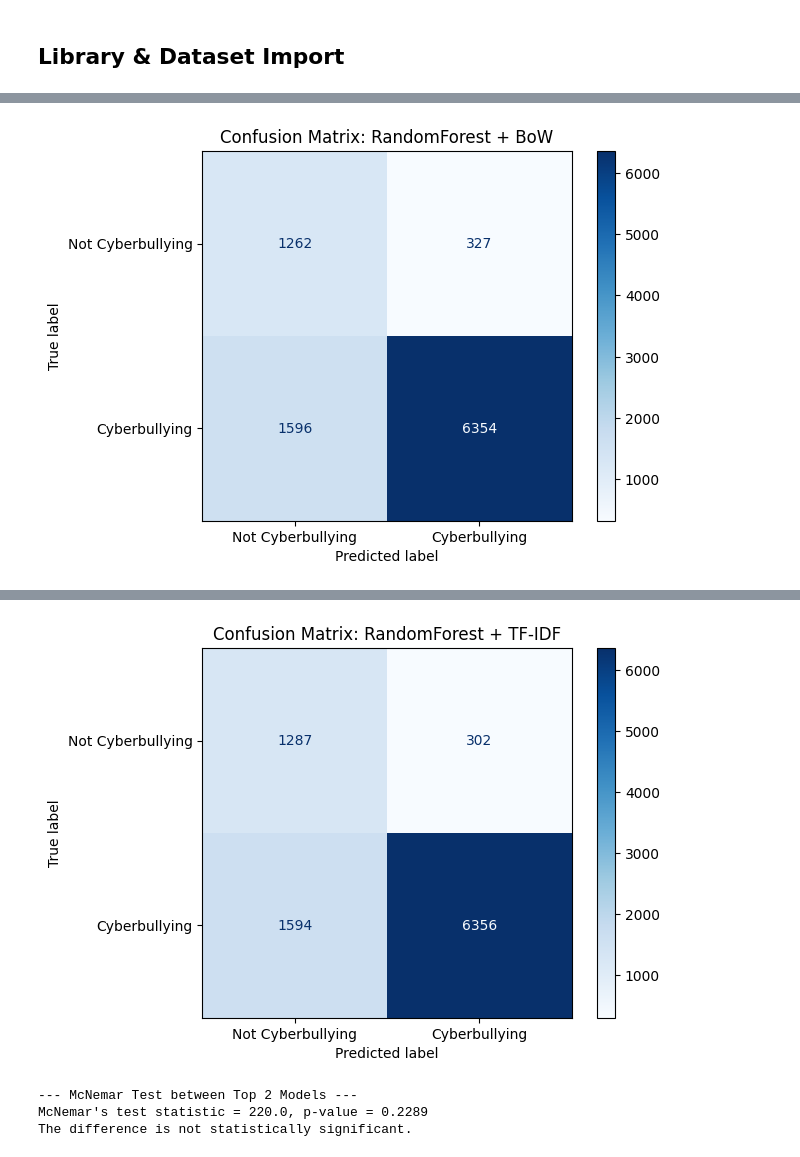
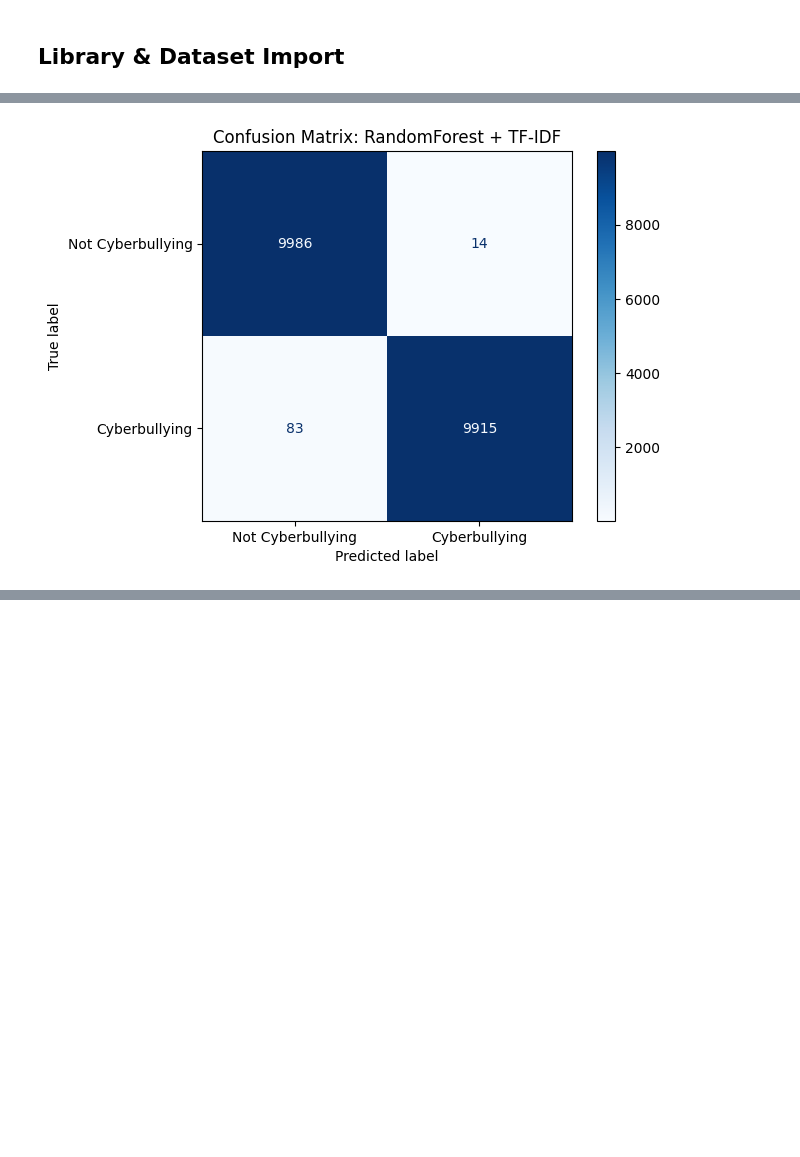
Before and after one commit to msegreto/CyberbullismDetection, a Jupyter notebook: notebook/3_BinaryClassification.ipynb, the cells around one changed output, grey strips where cells are left out. Drawn from its saved outputs; the diff is of its cells as text; code cells hidden in the pictures; blank space fills up the shorter version.

```diff
--- a/notebook/3_BinaryClassification.ipynb
+++ b/notebook/3_BinaryClassification.ipynb
@@ -10,6 +10,7 @@ import numpy as np
 import os
 import json
 import joblib
+from collections import Counter
 from sklearn.metrics import make_scorer, precision_score, recall_score, f1_score
 from sklearn.model_selection import GridSearchCV, StratifiedKFold
 from sklearn.model_selection import cross_validate
@@ -29,9 +30,26 @@ from sklearn.metrics import (
 )
 from statsmodels.stats.contingency_tables import mcnemar
 from sklearn.base import BaseEstimator, TransformerMixin
-
+from sklearn.model_selection import RepeatedStratifiedKFold, cross_val_score
+from sklearn.pipeline import Pipeline
+from sklearn.metrics import f1_score, make_scorer
+from scipy.stats import wilcoxon, shapiro, ttest_rel
+import warnings
 import sys
 import os
 sys.path.append(os.path.abspath(os.path.join(os.getcwd(), '..')))
 from utils.w2v_feature_extraction import W2VTransformer
 from utils.text_preprocessing import preprocess_text, TextPreprocessor
+
+df_train = pd.read_csv("../dataset/training_set.csv")
+df_train = df_train[['text', 'binary_label']]
+df_train = df_train[
+    df_train['text'].notna() & df_train['text'].str.strip().astype(bool)
+]
+model1 = Word2Vec.load("../model/word2vec_model1.model")
+
+X_text = df_train["text"].fillna("").astype(str)
+y_binary = df_train["binary_label"].map({
+    "cyberbullying": 1,
+    "not_cyberbullying": 0
+})
@@ -346,11 +334,9 @@ Validating W2V-1 + LinearSVM ...
 # %%
 # test set loading
-df_eval_sorted = pd.read_csv('../model/grid_search_binary_f1/binary_result_from_csv_params.csv')
+df_eval_sorted = pd.read_csv("../model/binary/nested_cv_results.csv")
 df_test = pd.read_csv("../dataset/test_set.csv")
 X_test_text = df_test["text"]
 y_test = df_test["binary_label"].map({"cyberbullying": 1, "not_cyberbullying": 0}).values
-
-top_models = df_eval_sorted.head(2)
 
 # Evaluation Metrics
 def print_metrics_and_confmat(y_true, y_pred, y_proba, title):
@@ -382,47 +368,26 @@ def print_metrics_and_confmat(y_true, y_pred, y_proba, title):
     plt.title(f"Confusion Matrix: {title}")
     plt.show()
 
+
+top_model = df_eval_sorted.head(1)
 predictions = []
 
-predictions = []
 
-for _, row in top_models.iterrows():
-    model_name = row["model"]
-    vectorizer_name = row["vectorizer"]
+model_name = top_model["Classifier"].iloc[0]
+vectorizer_name = top_model["Vectorizer"].iloc[0]
 
-    file_name = f"../model/grid_search_binary_f1/{model_name}_{vectorizer_name}.pkl"
-    clf = joblib.load(file_name)
-
-    full_pipeline = Pipeline([
-        ("preprocessing", TextPreprocessor()),
-        *clf.steps
-    ])
-
-    y_pred = full_pipeline.predict(X_test_text)
-    y_proba = (
-        full_pipeline.predict_proba(X_test_text)[:, 1]
-        if hasattr(full_pipeline.named_steps["model"], "predict_proba")
-        else y_pred
-    )
-
-    predictions.append(y_pred)
-
-    print_metrics_and_confmat(y_test, y_pred, y_proba, f"{model_name} + {vectorizer_name}")
+file_name = f"../model/binary/{model_name}_{vectorizer_name}.pkl"
+clf = joblib.load(file_name)
 
 
-print("\n--- McNemar Test between Top 2 Models ---")
-y_pred_1 = predictions[0]
-y_pred_2 = predictions[1]
+y_pred = clf.predict(X_test_text)
+y_proba = (
+    clf.predict_proba(X_test_text)[:, 1]
+    if hasattr(clf.named_steps["model"], "predict_proba")
+    else y_pred
+)
 
-b = np.sum((y_pred_1 == y_test) & (y_pred_2 != y_test))
-c = np.sum((y_pred_1 != y_test) & (y_pred_2 == y_test))
+predictions.append(y_pred)
 
-table = [[0, b], [c, 0]]
-result = mcnemar(table, exact=True)
-
-print(f"McNemar's test statistic = {result.statistic}, p-value = {result.pvalue:.4f}")
-if result.pvalue < 0.05:
-    print("The difference is statistically significant.")
-else:
-    print("The difference is not statistically significant.")
+print_metrics_and_confmat(y_test, y_pred, y_proba, f"{model_name} + {vectorizer_name}")
 # %% [output]
@@ -438 +403 @@ PR-AUC:               0.9755
-[figure, old version]
+[figure, new version]
@@ -448,4 +403,0 @@ PR-AUC:               0.9771
-[figure, removed]
---- McNemar Test between Top 2 Models ---
-McNemar's test statistic = 220.0, p-value = 0.2289
-The difference is not statistically significant.
```
Also changed, not shown: parts of 10 cells of this notebook, 19 other files.
